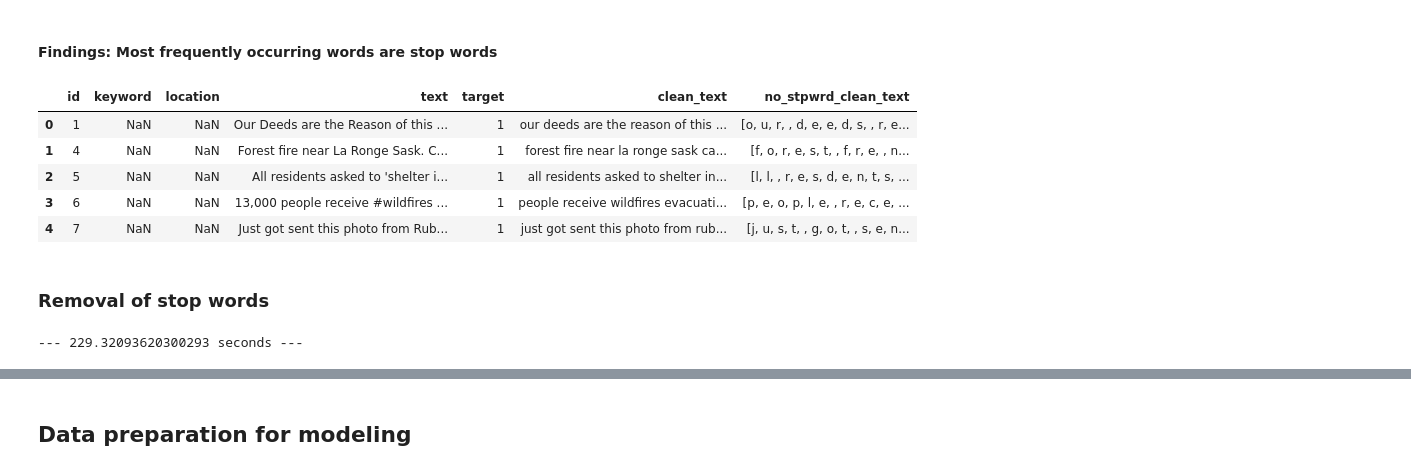
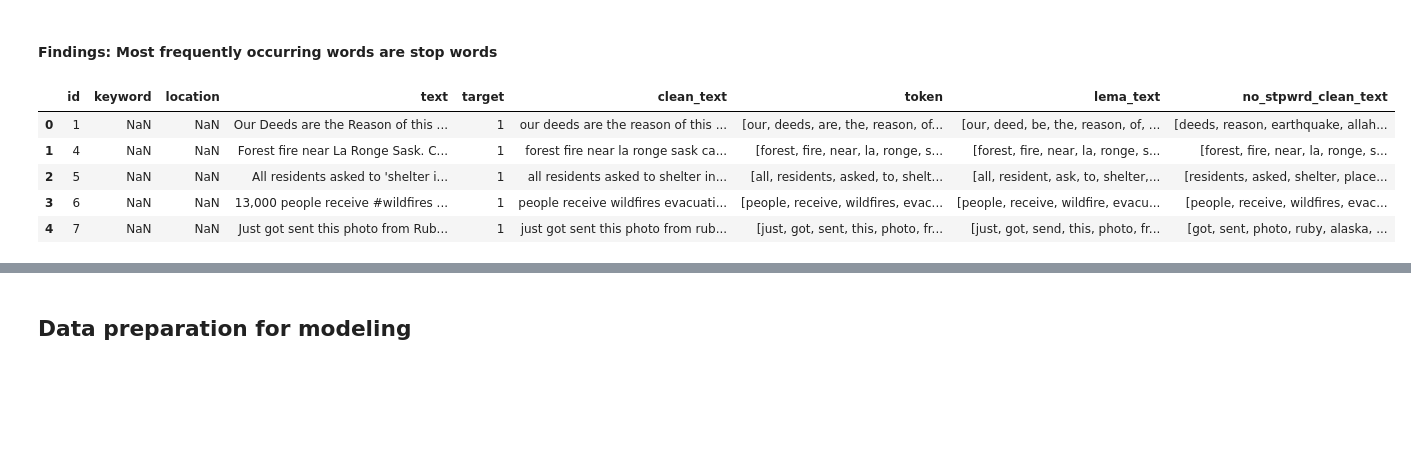
Before and after one commit to suvkp/Disaster-Tweets-Prediction, a Jupyter notebook: Exploratory-Data-Analysis.ipynb, the cells around one changed output, grey strips where cells are left out. Drawn from its saved outputs; the diff is of its cells as text; code cells hidden in the pictures; blank space fills up the shorter version.

```diff
--- a/Exploratory-Data-Analysis.ipynb
+++ b/Exploratory-Data-Analysis.ipynb
@@ -114,0 +103,4 @@ clean_trn_df.head()
+# %%
+tp = TextPreprocessing()
+train_p = tp.preprocess_(train_df, train_df["text"])
+test_p = tp.preprocess_(test_df, test_df["text"])
@@ -140,11 +151,12 @@ clean_trn_df["no_stpwrd_clean_text"] = preprocess.remove_stop_word(clean_trn_df[
+# %%
+train_p["no_stpwrd_clean_text"] = preprocess.remove_stop_word(train_p["token"])
+test_p["no_stpwrd_clean_text"] = preprocess.remove_stop_word(test_p["token"])
 # %%
-clean_trn_df.head()
+train_p.head()
 # %% [output]
-|  | id | keyword | location | text | target | clean_text | no_stpwrd_clean_text |
-| 0 | 1 | NaN | NaN | Our Deeds are the Reason of this ... | 1 | our deeds are the reason of this ... | [o, u, r, , d, e, e, d, s, , r, e... |
-| 1 | 4 | NaN | NaN | Forest fire near La Ronge Sask. C... | 1 | forest fire near la ronge sask ca... | [f, o, r, e, s, t, , f, r, e, , n... |
-| 2 | 5 | NaN | NaN | All residents asked to 'shelter i... | 1 | all residents asked to shelter in... | [l, l, , r, e, s, d, e, n, t, s, ... |
-| 3 | 6 | NaN | NaN | 13,000 people receive #wildfires ... | 1 | people receive wildfires evacuati... | [p, e, o, p, l, e, , r, e, c, e, ... |
-| 4 | 7 | NaN | NaN | Just got sent this photo from Rub... | 1 | just got sent this photo from rub... | [j, u, s, t, , g, o, t, , s, e, n... |
+|  | id | keyword | location | text | target | clean_text | token | lema_text | no_stpwrd_clean_text |
+| 0 | 1 | NaN | NaN | Our Deeds are the Reason of this ... | 1 | our deeds are the reason of this ... | [our, deeds, are, the, reason, of... | [our, deed, be, the, reason, of, ... | [deeds, reason, earthquake, allah... |
+| 1 | 4 | NaN | NaN | Forest fire near La Ronge Sask. C... | 1 | forest fire near la ronge sask ca... | [forest, fire, near, la, ronge, s... | [forest, fire, near, la, ronge, s... | [forest, fire, near, la, ronge, s... |
+| 2 | 5 | NaN | NaN | All residents asked to 'shelter i... | 1 | all residents asked to shelter in... | [all, residents, asked, to, shelt... | [all, resident, ask, to, shelter,... | [residents, asked, shelter, place... |
+| 3 | 6 | NaN | NaN | 13,000 people receive #wildfires ... | 1 | people receive wildfires evacuati... | [people, receive, wildfires, evac... | [people, receive, wildfire, evacu... | [people, receive, wildfires, evac... |
+| 4 | 7 | NaN | NaN | Just got sent this photo from Rub... | 1 | just got sent this photo from rub... | [just, got, sent, this, photo, fr... | [just, got, send, this, photo, fr... | [got, sent, photo, ruby, alaska, ... |
-# %% [markdown]
-### Removal of stop words
@@ -161,8 +162,0 @@ def remove_stopword(token_col):
-# %%
-# clean_trn_df["no_stpwrd_token"] = remove_stopword(clean_trn_df["lema_token"])
-import time
-start_time = time.time()
-clean_trn_df["no_stpwrd_token2"] = remove_stopword(clean_trn_df["tokens"])
-print("--- %s seconds ---" % (time.time() - start_time))
-# %% [output]
---- 229.32093620300293 seconds ---
```
Also changed, not shown: parts of 35 cells of this notebook, 2 other files.
